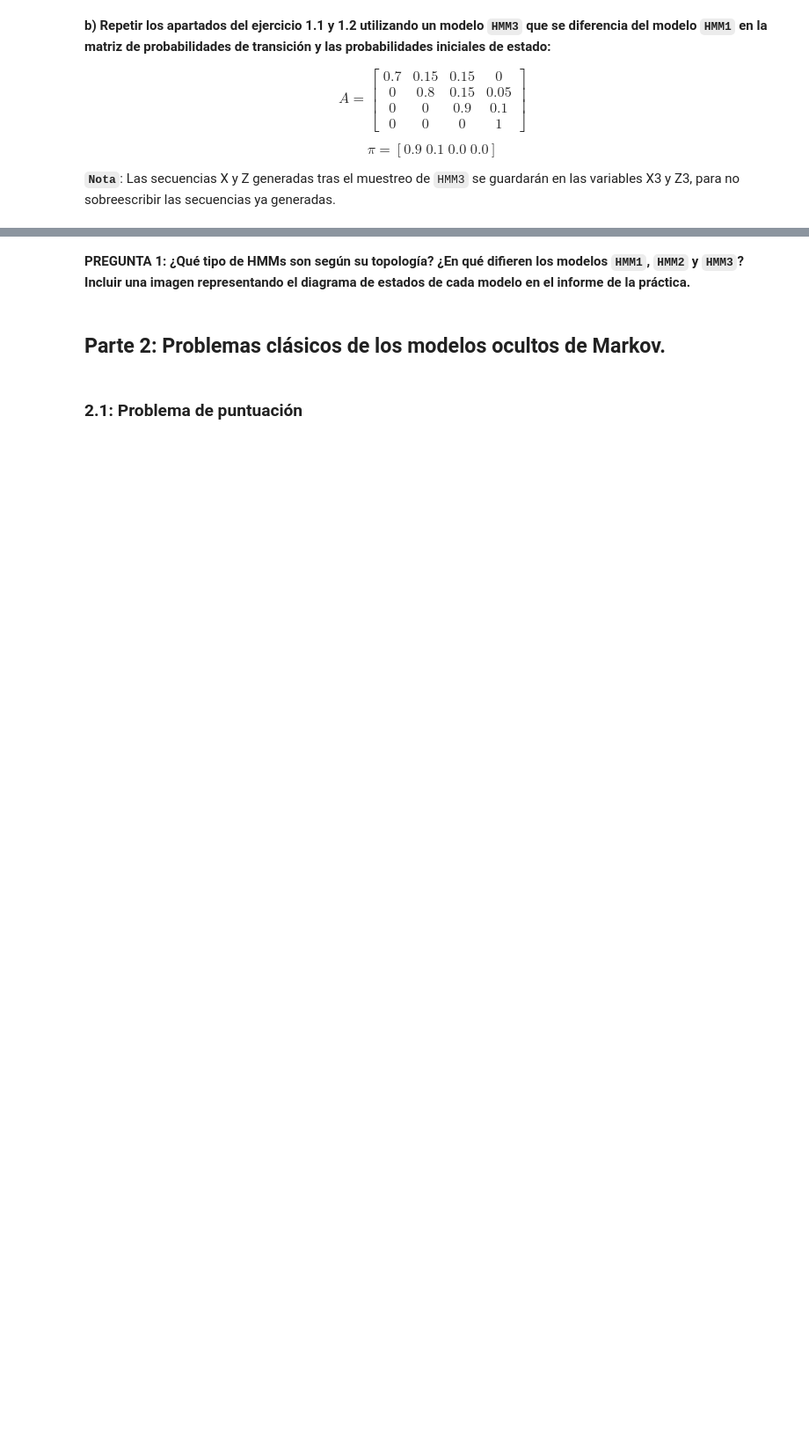
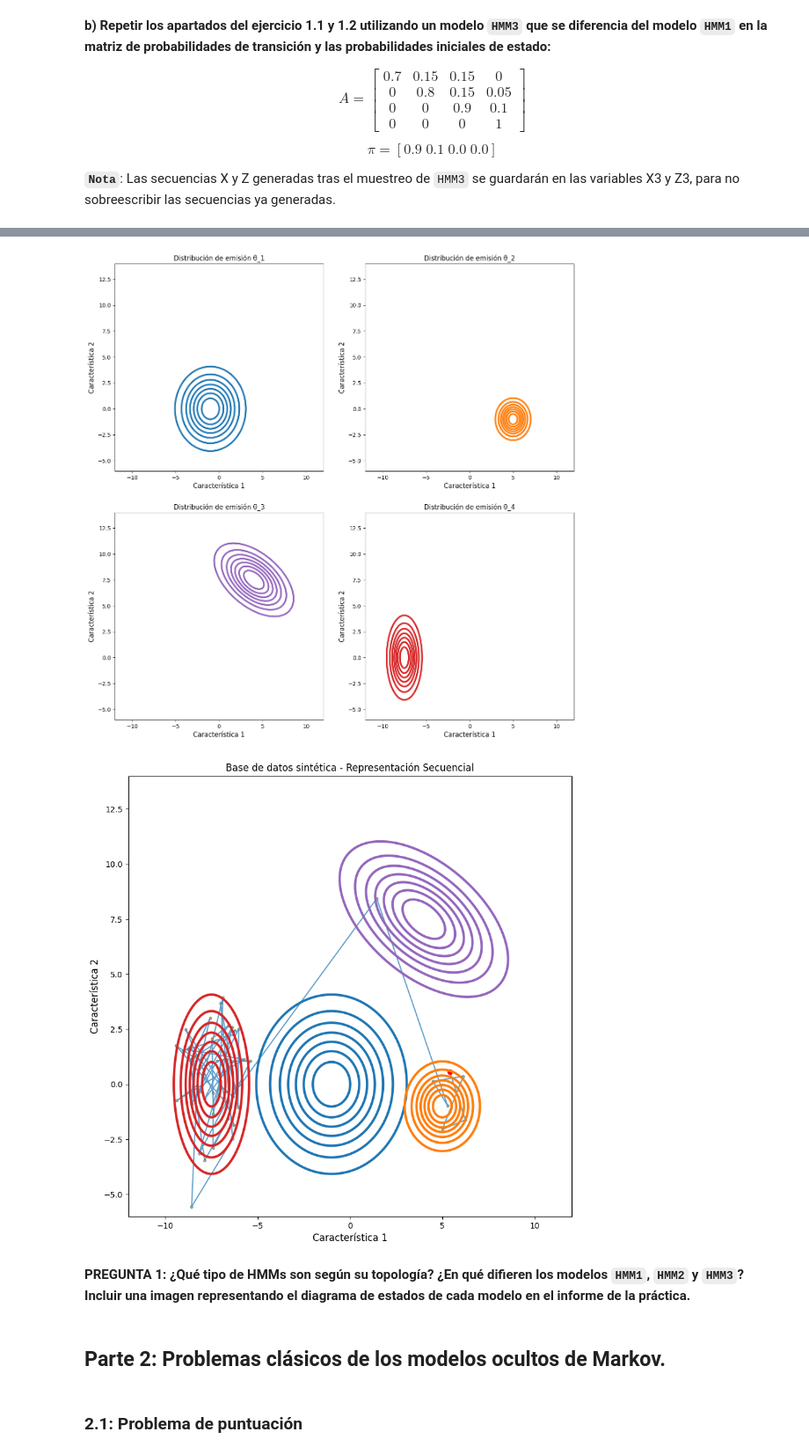
Before and after one commit to InigoMartinezCiriza/PIT, a Jupyter notebook: P2/PR2_PIT.ipynb, the cells around one changed output, grey strips where cells are left out. Shown at 88% size. Saved outputs shown, nothing was run; the diff lists cells and outputs as text; code cells hidden in the pictures; blank space fills up the shorter version.

```diff
--- a/P2/PR2_PIT.ipynb
+++ b/P2/PR2_PIT.ipynb
@@ -394,12 +414,21 @@ import copy
 
 
 # TO DO: Definición Matriz de Probabilidad de Transicion
-A3 = ...
+A3 = np.array([[0.7, 0.15, 0.15, 0.0],
+               [0.0, 0.8, 0.15 ,0.05],
+               [0.0, 0.0, 0.9 ,0.1],
+               [0.0, 0.0, 0.0 ,1.0]])
+
 # TO DO: Definición
-pi3 = ...
+pi3 = np.array([0.9, 0.1, 0.0, 0.0])
 
 # TO DO: Definición del modelo HMM3
-HMM3 = ...
+HMM3 = hmm.GaussianHMM(n_components=N, covariance_type="full")
+HMM3.startprob_ = pi3
+HMM3.transmat_ = A3
+HMM3.means_ = mu
+HMM3.covars_ = Sigma
+HMM3.n_features = mu.shape[1]
 
 # Apartado c)
 
@@ -410,43 +439,48 @@ ax = ax.ravel()
 for n in range(N):
 
     # TO DO: Evaluación de cada una de las componentes gaussianas en los ejes
-    eval_multivariate_gaussian =...
+    eval_multivariate_gaussian= multivariate_normal.pdf(positions,
+                                                        HMM3.means_[n],
+                                                        HMM3.covars_[n])
     prob = np.reshape(eval_multivariate_gaussian, _X.shape)
     # Representación del contorno
     ax[n].contour(x_axis, y_axis, prob, colors=colors[n],linewidths=3)
 
     # Etiquetas y título
     ax[n].set_xlabel('Característica 1', fontsize=12)
     ax[n].set_ylabel('Característica 2', fontsize=12)
     ax[n].set_title('Distribución de emisión \u03B8_{:.0f}'.format(n+1) )
 
 # Apartado d)
 # Muestreo ancestral -> Atributo .sample
 # X: np.array TxD -> Secuencia de observaciones
 # Z: np.array Tx1 -> Estados ocultos
 X3, Z3 = HMM3.sample(T)
 
 
 # Apartado e)
 # Representación de los datos mediante un scatter plot
 fig,ax = plt.subplots(figsize=(10,10))
 
 # Representación de los datos mediante un scatter plot
 # Para mostrar el desarrollo de la secuencia
 ax.plot(X3[:T_repr,0],X3[:T_repr,1],'.-',label='observations',mfc='orange',alpha=0.7)
 ax.plot(X3[0:1,0],X3[0:1,1],'o-r')
-plt.xlim((np.min(X3[:,0]),np.max(X3[:,0])))
-plt.ylim((np.min(X3[:,1]),np.max(X3[:,1])))
 ax.set_xlabel('Característica 1', fontsize=12)
 ax.set_ylabel('Característica 2', fontsize=12)
 ax.set_title('Base de datos sintética - Representación Secuencial' )
 
 for n in range(N):
     # Evaluación de cada una de las componentes gaussianas en los ejes
-    eval_multivariate_gaussian=...
+    eval_multivariate_gaussian= multivariate_normal.pdf(positions,
+                                                        HMM3.means_[n],
+                                                        HMM3.covars_[n])
     prob = np.reshape(eval_multivariate_gaussian, _X.shape)
     # Representación del contorno
     ax.contour(x_axis, y_axis, prob, colors=colors[n],linewidths=3)
+# %% [output]
+[figure, added]
+[figure, added]
 # %% [markdown]
 **PREGUNTA 1: ¿Qué tipo de HMMs son según su topología? ¿En qué difieren los modelos `HMM1`, `HMM2` y `HMM3`? Incluir una imagen representando el diagrama de estados de cada modelo en el informe de la práctica.**
 # %% [markdown]
```
Also changed, not shown: parts of 15 cells of this notebook, 2 other files.
